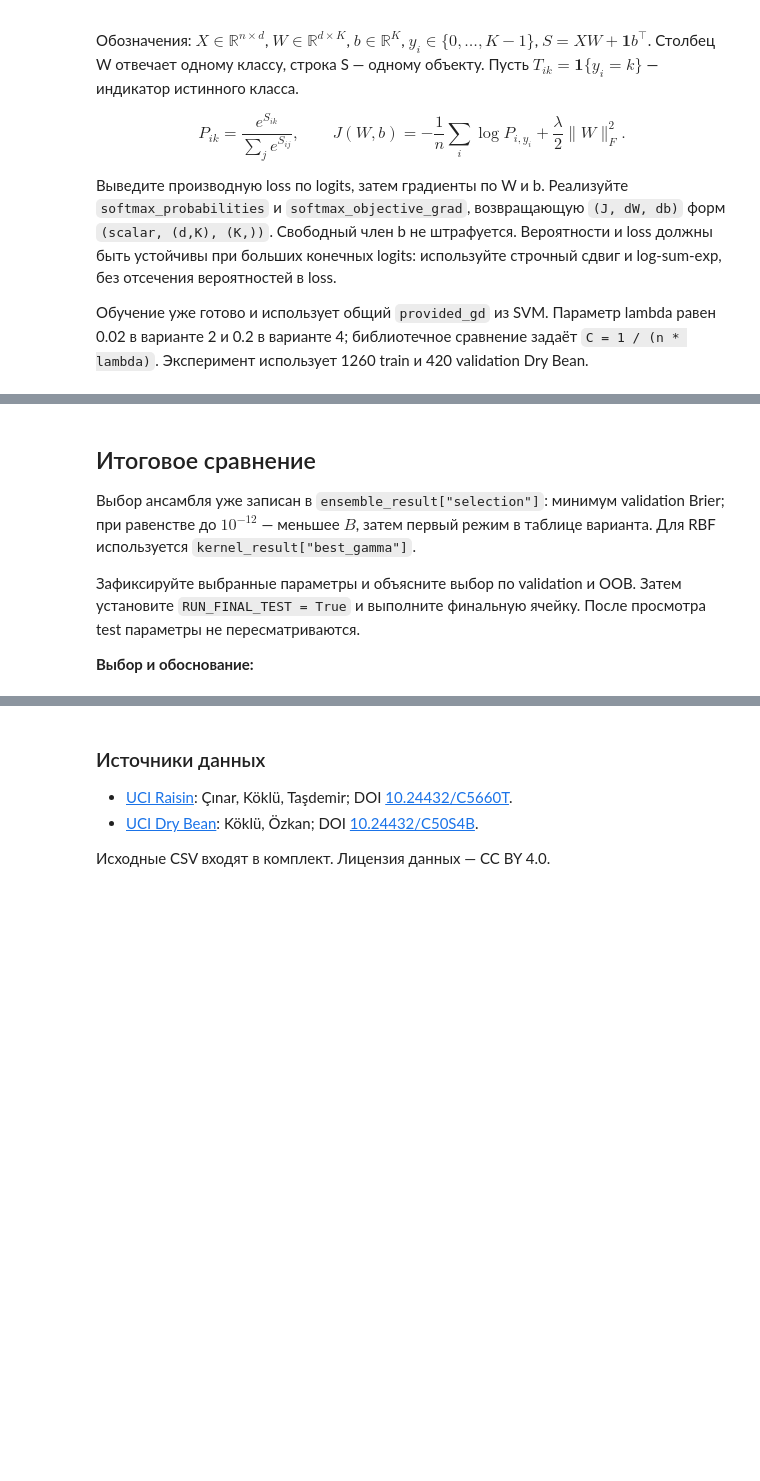
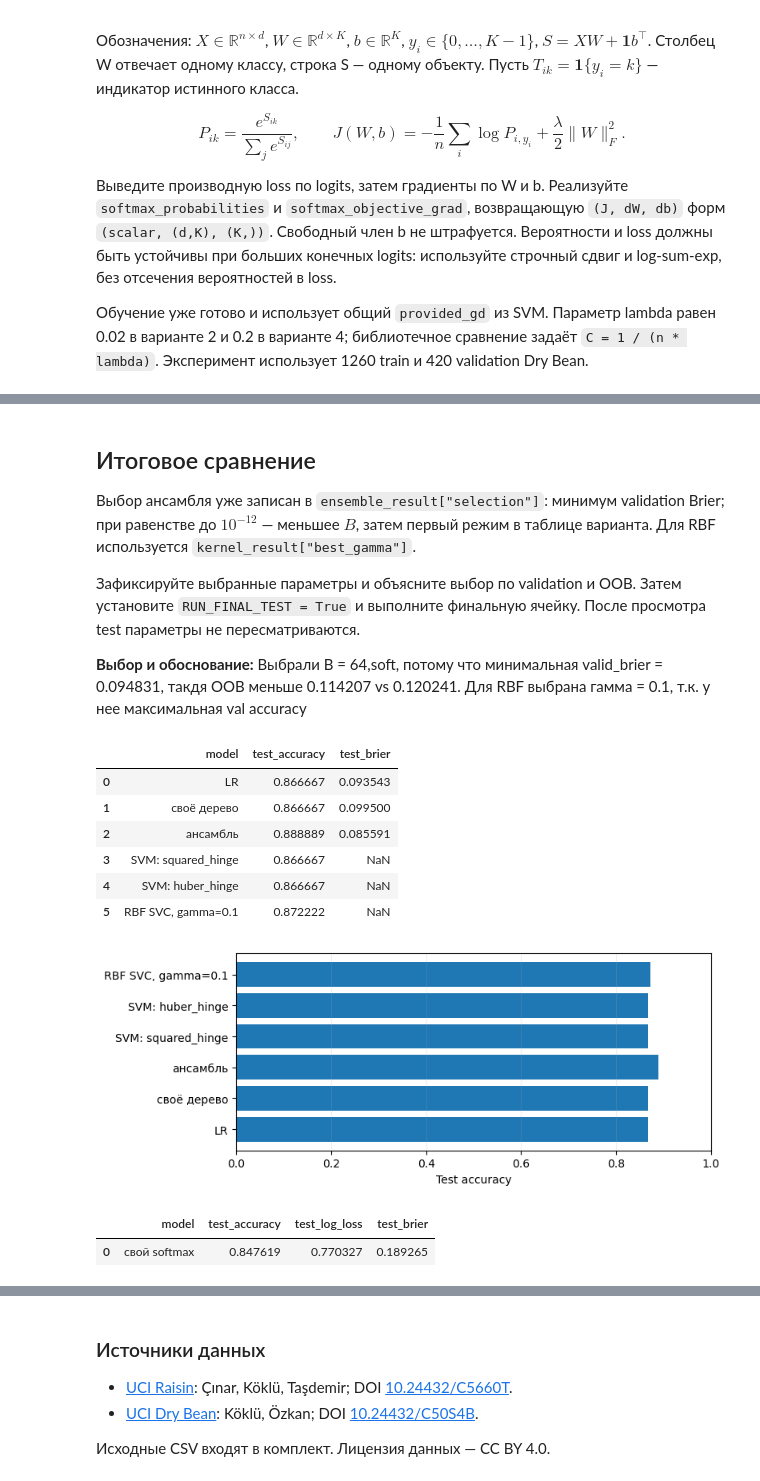
Before and after one commit to NiceYuHaLan/MephiMLCourse, a Jupyter notebook: lab2/lab.ipynb, the cells around one changed output, grey strips where cells are left out. Cells and saved outputs as stored; diff of their text form; code cells hidden in the pictures; blank space fills up the shorter version.

```diff
--- a/lab2/lab.ipynb
+++ b/lab2/lab.ipynb
@@ -4053,19 +4827,31 @@ if VARIANT in (2, 4):
 После просмотра test параметры не пересматриваются.
 
 **Выбор и обоснование:**
+Выбрали B = 64,soft, потому что минимальная valid_brier = 0.094831, такдя OOB меньше 0.114207 vs 0.120241. Для RBF выбрана гамма = 0.1, т.к. у нее максимальная val accuracy
 # %%
-RUN_FINAL_TEST = False
+RUN_FINAL_TEST = True
 if RUN_FINAL_TEST:
     final_result = final_comparison(
         R,
         D,
         lr_result,
         tree_result,
         ensemble_result,
         svm_result,
         kernel_result,
         softmax_result,
     )
+# %% [output]
+|  | model | test_accuracy | test_brier |
+| 0 | LR | 0.866667 | 0.093543 |
+| 1 | своё дерево | 0.866667 | 0.099500 |
+| 2 | ансамбль | 0.888889 | 0.085591 |
+| 3 | SVM: squared_hinge | 0.866667 | NaN |
+| 4 | SVM: huber_hinge | 0.866667 | NaN |
+| 5 | RBF SVC, gamma=0.1 | 0.872222 | NaN |
+[figure, added]
+|  | model | test_accuracy | test_log_loss | test_brier |
+| 0 | свой softmax | 0.847619 | 0.770327 | 0.189265 |
 # %% [markdown]
 1. Какие выводы по validation сохранились на test, а какие изменились? Приведите значения метрик.
 2. Какие показатели в итоговой таблице можно сравнить для всех моделей? Что потребовалось бы для заполнения остальных столбцов?
```
Also changed, not shown: parts of 55 cells of this notebook.
